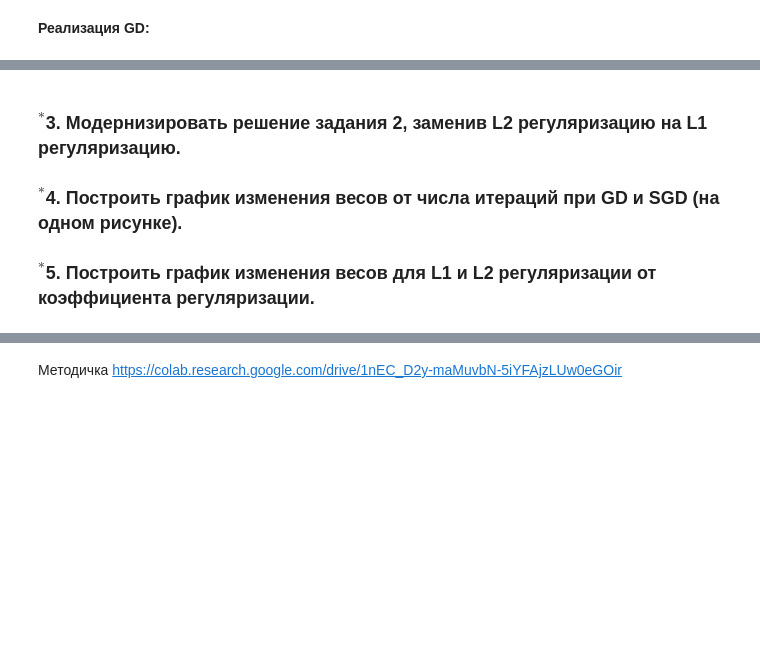
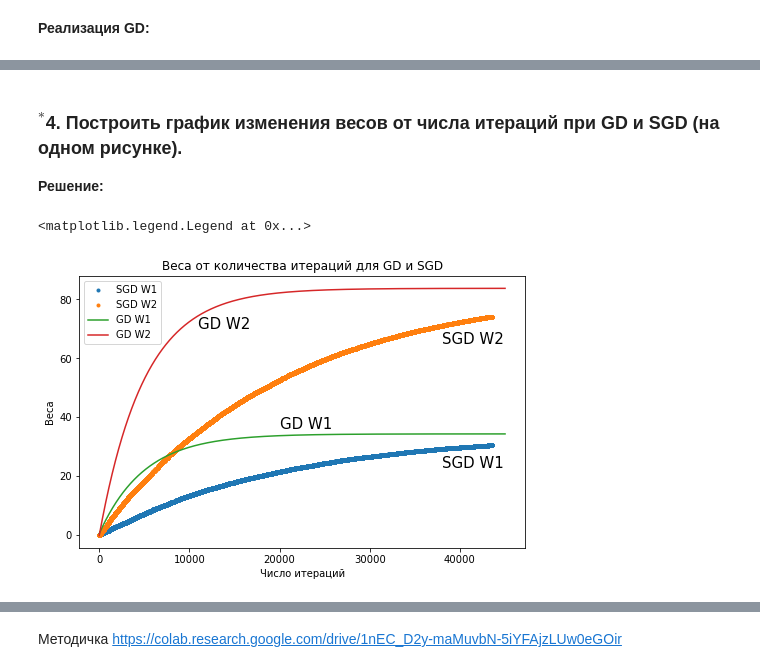
Before and after one commit to MikhailDemin/GB_DataScience-in-Med, a Jupyter notebook: 09_Data_analyze_algorhytms/09_lesson_2_my_solution.ipynb, the cells around one changed output, grey strips where cells are left out. Drawn from its saved outputs; the diff is of its cells as text; code cells hidden in the pictures; blank space fills up the shorter version.

```diff
--- a/09_Data_analyze_algorhytms/09_lesson_2_my_solution.ipynb
+++ b/09_Data_analyze_algorhytms/09_lesson_2_my_solution.ipynb
@@ -248,4 +267,18 @@ NameError: name 'SGD' is not defined
 # %% [markdown]
-### __$^*$3.__ Модернизировать решение задания 2, заменив L2 регуляризацию на L1 регуляризацию.<br>
 ### __$^*$4.__ Построить график изменения весов от числа итераций при GD и SGD (на одном рисунке).<br>
-### __$^*$5.__ Построить график изменения весов для L1 и L2 регуляризации от коэффициента регуляризации.<br>
+__Решение:__
+# %%
+plt.figure(figsize=(8,5))
+w1, w2, = plt.plot(range(len(w_list)), w_list, '.')
+w3, w4, = plt.plot(range(len(w_gd_list)), w_gd_list, '-')
+plt.text(38000, 65, "SGD W2", fontsize=15)
+plt.text(38000, 23, "SGD W1", fontsize=15)
+plt.text(11000, 70, "GD W2", fontsize=15)
+plt.text(20000, 36, "GD W1", fontsize=15)
+plt.title('Веса от количества итераций для GD и SGD')
+plt.xlabel('Число итераций')
+plt.ylabel('Веса')
+plt.legend((w1, w2, w3, w4), ['SGD W1', 'SGD W2', 'GD W1', 'GD W2'])
+# %% [output]
+<matplotlib.legend.Legend at 0x...>
+[figure, added]
```
Also changed, not shown: parts of 27 cells of this notebook, 1 other file.
